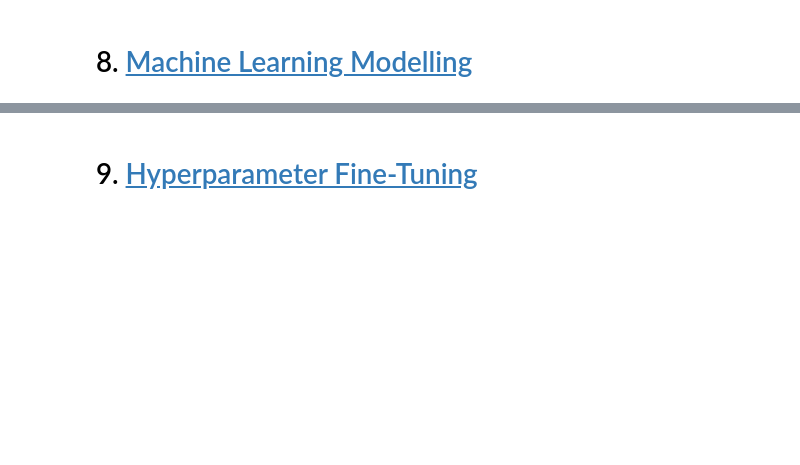
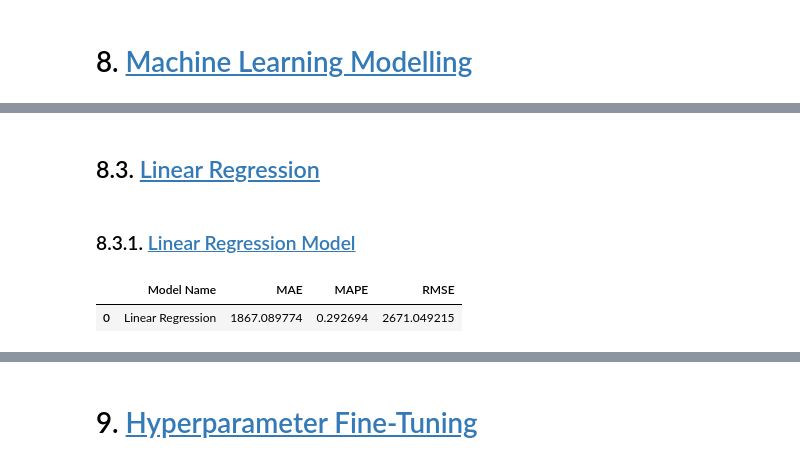
Before and after one commit to brunopiato/DS_em_Prod, a Jupyter notebook: notebooks/notebook.ipynb, the cells around one changed output, grey strips where cells are left out. Saved outputs shown, nothing was run; the diff lists cells and outputs as text; code cells hidden in the pictures; blank space fills up the shorter version.

```diff
--- a/notebooks/notebook.ipynb
+++ b/notebooks/notebook.ipynb
@@ -640,2 +866,30 @@ df06.head().T
+# %%
+cols_selected_boruta = [
+    'store',
+    'promo',
+    'store_type',
+    'assortment',
+    'competition_distance',
+    'competition_open_since_month',
+    'competition_open_since_year',
+    'promo2',
+    'promo2_since_week',
+    'promo2_since_year',
+    'competition_time_month',
+    'promo_time_week',
+    'day_of_week_sin',
+    'day_of_week_cos',
+    'month_sin',
+    'month_cos',
+    'day_sin',
+    'day_cos',
+    'week_of_year_sin',
+    'week_of_year_cos']
+
+# columns to add
+feat_to_add = ['date', 'sales']
+
+cols_selected_boruta_full = cols_selected_boruta.copy()
+cols_selected_boruta_full.extend( feat_to_add )
 # %% [markdown]
 # 8. <a id='toc8_'></a>[Machine Learning Modelling](#toc0_)
@@ -641,0 +923,17 @@ df06.head().T
+# %% [markdown]
+## 8.3. <a id='toc8_3_'></a>[Linear Regression](#toc0_)
+# %% [markdown]
+### 8.3.1. <a id='toc8_3_1_'></a>[Linear Regression Model](#toc0_)
+# %%
+# model
+lr = LinearRegression().fit( x_train, y_train )
+
+# prediction
+yhat_lr = lr.predict( x_test )
+
+# performance
+lr_result = ml_error( 'Linear Regression', np.expm1( y_test ), np.expm1( yhat_lr ) )
+lr_result
+# %% [output]
+|  | Model Name | MAE | MAPE | RMSE |
+| 0 | Linear Regression | 1867.089774 | 0.292694 | 2671.049215 |
```
Also changed, not shown: parts of 70 cells of this notebook.
